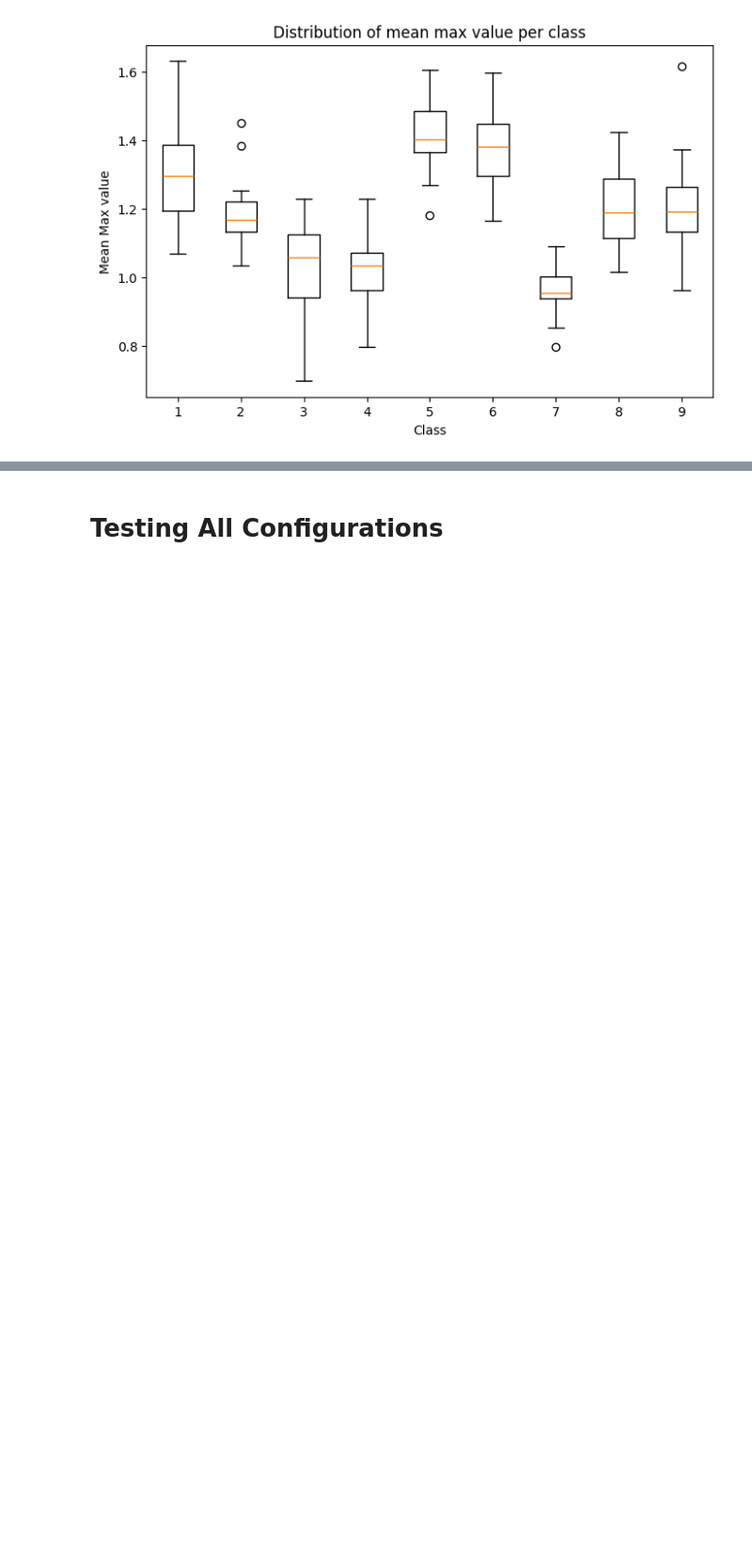
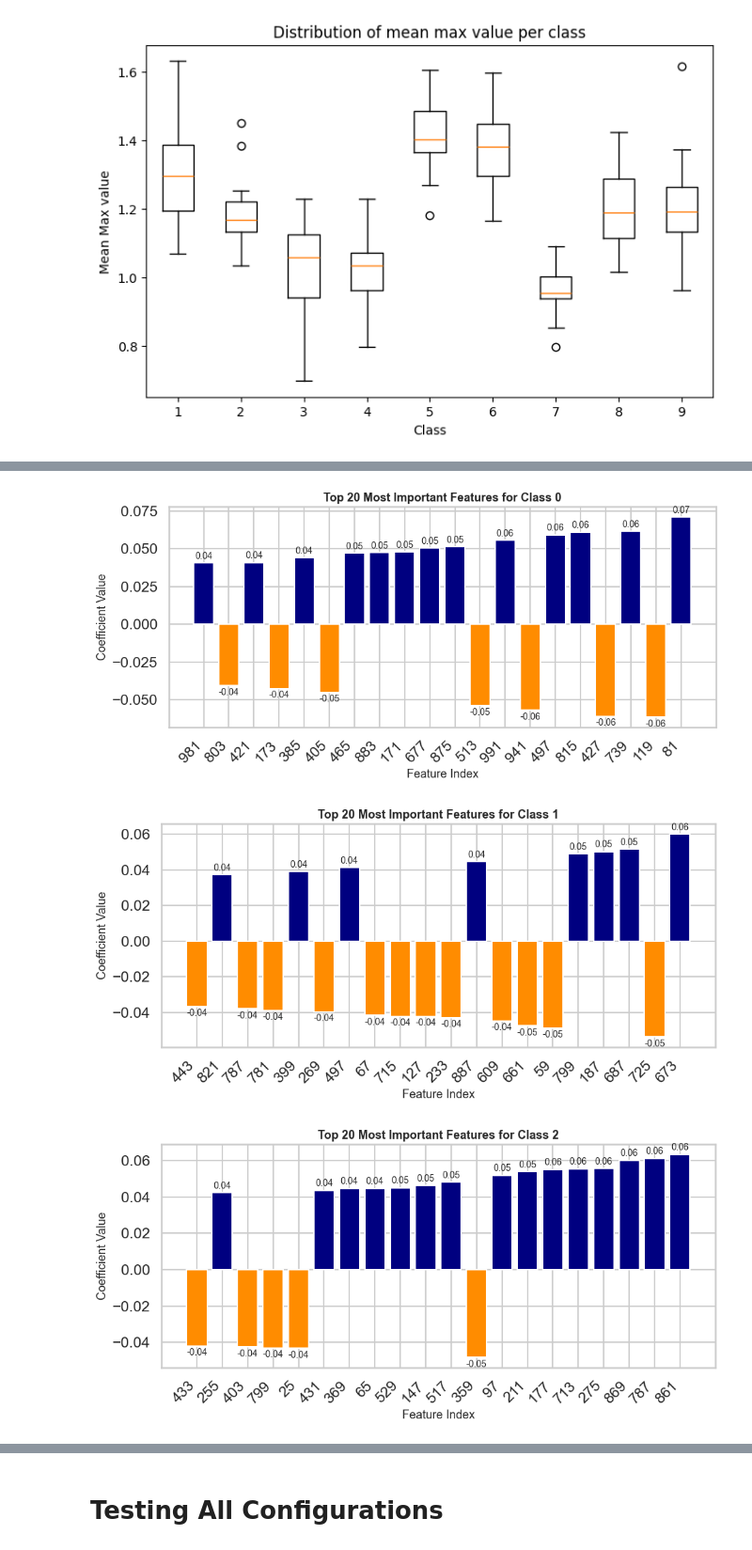
Before and after one commit to NikiLalev/advanced_ml_project, a Jupyter notebook: ROCKET.ipynb, the cells around one changed output, grey strips where cells are left out. Shown at 94% size. Saved outputs shown, nothing was run; the diff lists cells and outputs as text; code cells hidden in the pictures; blank space fills up the shorter version.

```diff
--- a/ROCKET.ipynb
+++ b/ROCKET.ipynb
@@ -231,0 +242,28 @@ plt.show()
+# %%
+n_top = 20
+num_classes = model.coef_.shape[0]
+
+for c in range(num_classes):
+    coefs = model.coef_[c]
+    top_idx = np.argsort(np.abs(coefs))[-n_top:]
+    top_values = coefs[top_idx]
+
+    colors = ["navy" if v > 0 else "darkorange" for v in top_values]
+
+    plt.figure(figsize=(10, 5))
+    bars = plt.bar(range(n_top), top_values, color=colors)
+
+    for i, v in enumerate(top_values):
+        plt.text(i, v + np.sign(v)*0.02*max(abs(top_values)), f"{v:.2f}",
+                 ha='center', va='bottom' if v > 0 else 'top', fontsize=10)
+
+    plt.xticks(range(n_top), top_idx, rotation=45, ha="right")
+    plt.title(f"Top {n_top} Most Important Features for Class {c}", fontsize=13, weight='bold')
+    plt.xlabel("Feature Index", fontsize=13)
+    plt.ylabel("Coefficient Value", fontsize=13)
+    plt.tight_layout()
+    plt.show()
+# %% [output]
+[figure, added]
+[figure, added]
+[figure, added]
```
Also changed, not shown: parts of 8 cells of this notebook.
